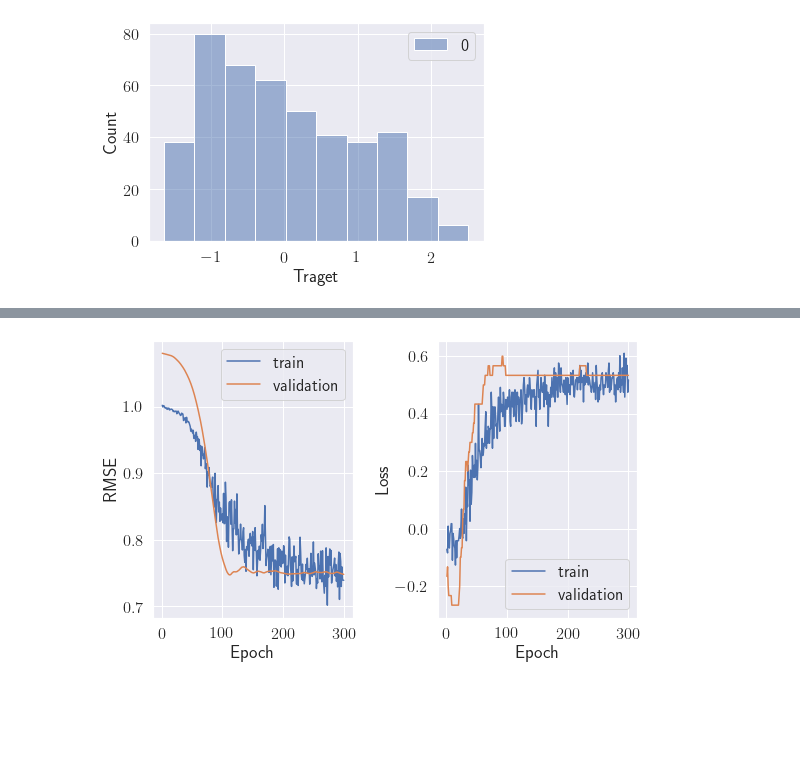
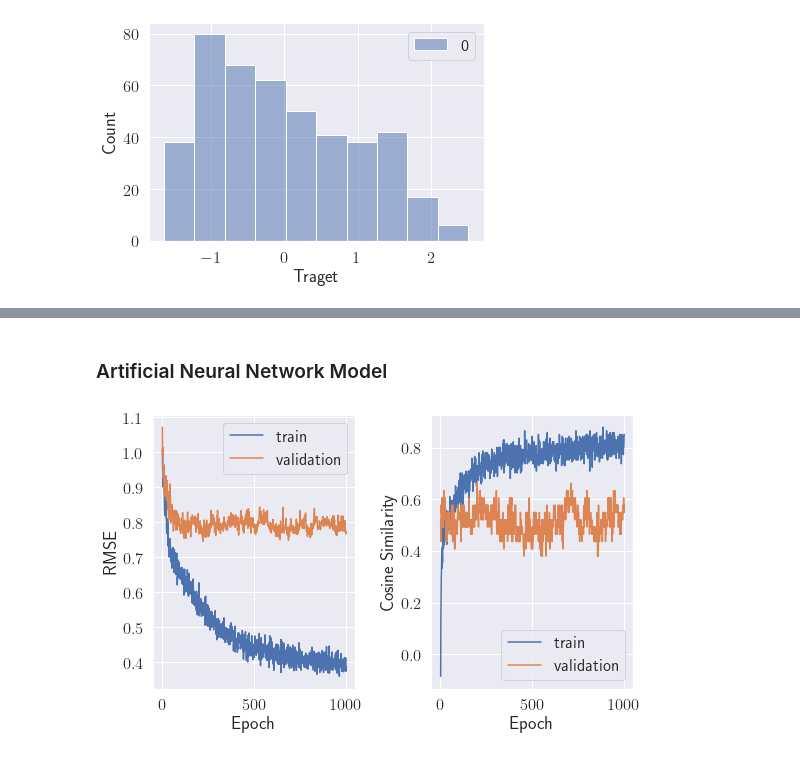
Before and after one commit to denyskononenko/datasciencesnippets, a Jupyter notebook: regress/regreesion_diabetes.ipynb, the cells around one changed output, grey strips where cells are left out. Saved outputs shown, nothing was run; the diff lists cells and outputs as text; code cells hidden in the pictures; blank space fills up the shorter version.

Commit message:
feat: regression part update

```diff
--- a/regress/regreesion_diabetes.ipynb
+++ b/regress/regreesion_diabetes.ipynb
@@ -42,13 +49,20 @@ def make_nn_regressor(input_dim):
     """
     model = Sequential()
     layers = [
-        Dense(16, input_dim=input_dim, activation='relu'),
+        Dense(512, input_dim=input_dim, activation='relu'),
         Dropout(0.5),
-        Dense(64, activation='relu'),
+        Dense(128, activation='relu'),
+        Dropout(0.5),
+        Dense(128, activation='relu'),
         Dropout(0.5),
         Dense(64, activation='relu'),
         Dropout(0.5),
         Dense(32, activation='relu'),
+        Dropout(0.5),
+        Dense(16, activation='relu'),
+        Dropout(0.5),
+        Dense(8, activation='relu'),
+        Dense(4, activation='relu'),
         Dense(1, activation='linear'),
     ]
     opt = Adam(learning_rate=0.0005)
@@ -118,14 +150,20 @@ plt.show()
 # predictor target as numpy array
 X, Y = data.values[:, :10], target.values
 n, p = X.shape
-# scale target
+# scale predictors and target
 scaler_y = StandardScaler()
+scaler_x = StandardScaler()
+
 scaler_y.fit(Y.reshape(-1, 1))
+scaler_x.fit(X)
+
 Ysc = scaler_y.transform(Y.reshape(-1, 1))
+Xsc = scaler_x.transform(X)
 
-X_train, X_test, Y_train, Y_test = train_test_split(X, Ysc, test_size=0.33, random_state=25)
+X_train, X_test, Y_train, Y_test = train_test_split(Xsc, Ysc, test_size=0.2, random_state=25)
 
 print(f'Train size: {X_train.shape[0]}')
 print(f'Test size: {X_test.shape[0]}')
 print(f'Target Min: {np.min(Ysc):.2f}, Max: {np.max(Ysc):.2f}, Std: {np.std(Ysc):.2f}, Mean: {np.mean(Ysc):.2f}')
+print(f'Predictors Min: {np.min(Xsc):.2f}, Max: {np.max(Xsc):.2f}, Std: {np.std(Xsc):.2f}, Mean: {np.mean(Xsc):.2f}')
 # %% [output]
@@ -142,0 +182,3 @@ plt.show()
+# %%
+linear_model = LinearRegression()
+linear_model.fit(X_train, Y_train)
@@ -143,31 +191,33 @@ plt.show()
+# %% [markdown]
+### Artificial Neural Network Model
 # %%
 model = make_nn_regressor(p)
 
 history = model.fit(X_train, Y_train,
-                    epochs=300,
-                    batch_size=300,
+                    epochs=1000,
+                    batch_size=1,
                     validation_split=0.2,
                     verbose=0
                    )
 # %%
 x = np.arange(1, len(history.history['loss']) + 1, 1)
 
 fig, ax = plt.subplots(figsize=(8, 5))
 
 plt.subplot(1,2,1)
 sns.lineplot(x=x, y=np.sqrt(history.history['loss']), label='train')
 sns.lineplot(x=x, y=np.sqrt(history.history['val_loss']), label='validation')
 plt.ylabel('RMSE')
 plt.xlabel('Epoch')
 
 plt.subplot(1,2,2)
 sns.lineplot(x=x, y=history.history['cosine_similarity'], label='train')
 sns.lineplot(x=x, y=history.history['val_cosine_similarity'], label='validation')
-plt.ylabel('Loss')
+plt.ylabel('Cosine Similarity')
 plt.xlabel('Epoch')
 
 plt.tight_layout()
 
 plt.show()
 # %% [output]
-[figure, old version]
+[figure, new version]
```
Also changed, not shown: parts of 15 cells of this notebook.
